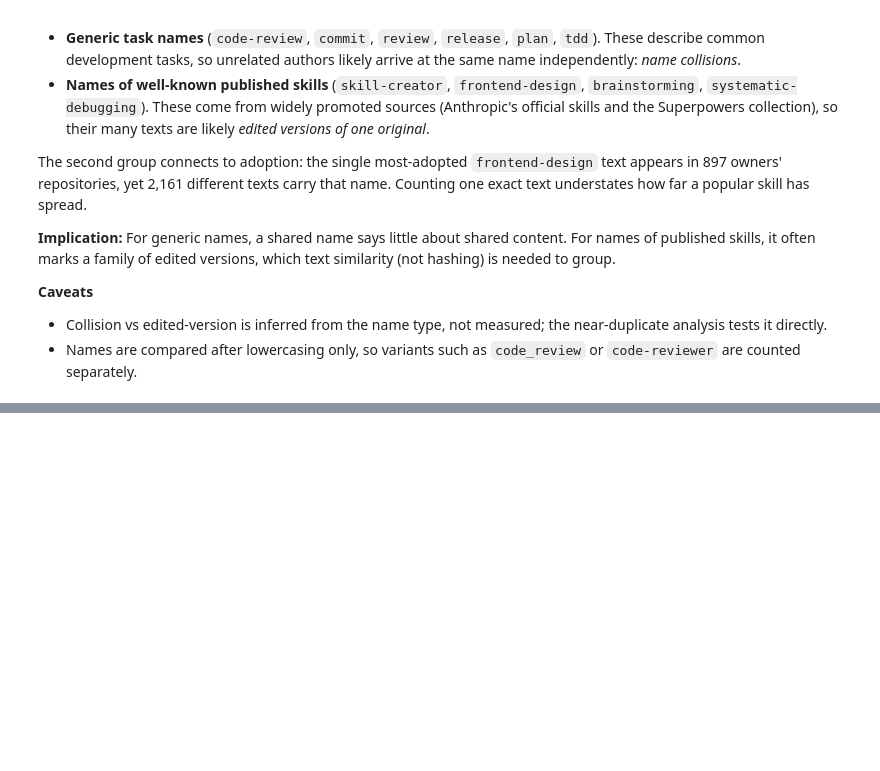
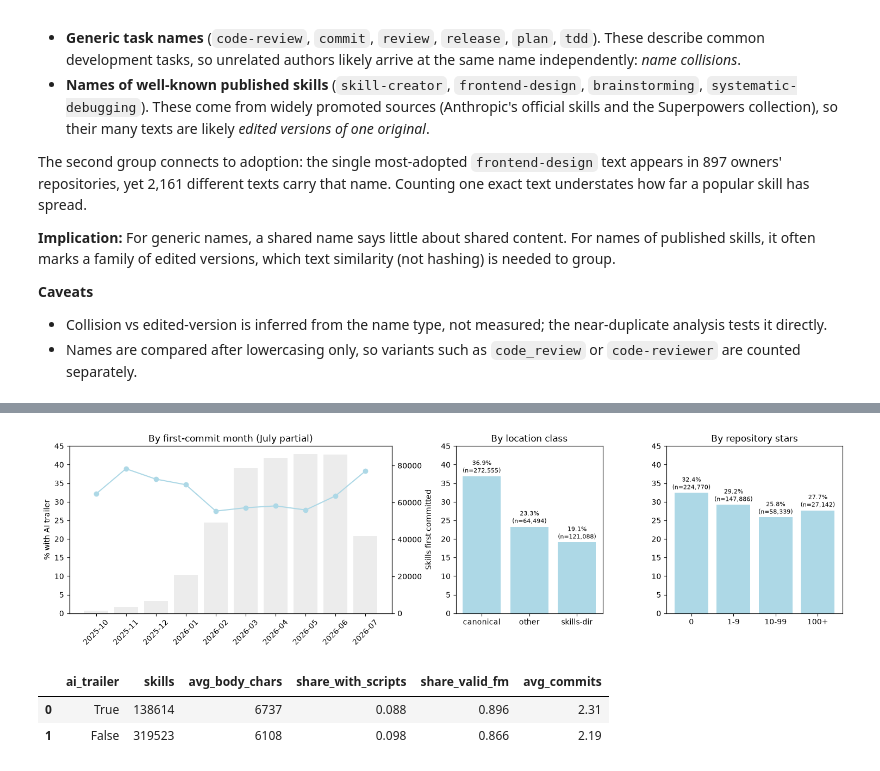
Before and after one commit to TJ690/SWE-Group-Project--Project-3, a Jupyter notebook: src/notebooks/EDA.ipynb, the cells around one changed output, grey strips where cells are left out. Saved outputs shown, nothing was run; the diff lists cells and outputs as text; code cells hidden in the pictures; blank space fills up the shorter version.

Commit message:
Updated EDA process pipeline and sl content used.

```diff
--- a/src/notebooks/EDA.ipynb
+++ b/src/notebooks/EDA.ipynb
@@ -290,0 +714,52 @@ versions, which text similarity (not hashing) is needed to group.
+# %%
+fig, axes = plt.subplots(1, 3, figsize=(15, 4.2), gridspec_kw={"width_ratios": [2.2, 1, 1.2]})
+
+# 1. Month: format era only, drop tiny early groups
+m = ai_share[(ai_share.dim == "month") & (ai_share.value >= "2025-10")].sort_values("value")
+ax = axes[0]
+ax.plot(m.value, m.pct_ai, marker="o", color="lightblue")
+ax2 = ax.twinx()
+ax2.bar(m.value, m.skills, alpha=.15, color="GREY")
+ax2.set_ylabel("Skills first committed"); ax2.grid(False)
+ax.set_zorder(ax2.get_zorder() + 1); ax.patch.set_visible(False)
+ax.set_ylim(0, 45); ax.set_ylabel("% with AI trailer")
+ax.set_title("By first-commit month (July partial)")
+ax.tick_params(axis="x", rotation=45)
+
+# 2. Location class
+loc = ai_share[ai_share.dim == "location"].sort_values("pct_ai", ascending=False)
+axes[1].bar(loc.value, loc.pct_ai, color="lightblue")
+axes[1].set_title("By location class"); axes[1].set_ylim(0, 45)
+
+# 3. Star tier
+order = ["0", "1-9", "10-99", "100+"]
+st = ai_share[ai_share.dim == "stars"].set_index("value").loc[order]
+axes[2].bar(st.index, st.pct_ai, color="lightblue")
+axes[2].set_title("By repository stars"); axes[2].set_ylim(0, 45)
+
+for ax, df in [(axes[1], loc), (axes[2], st.reset_index())]:
+    for i, (p, n) in enumerate(zip(df.pct_ai, df.skills)):
+        ax.text(i, p + 1, f"{p:.1f}%\n(n={n:,})", ha="center", fontsize=8)
+
+plt.tight_layout(); plt.show()
+# %% [output]
+[figure, added]
+# %%
+ai_trailer_skills_content = con.execute(f"""
+SELECT (lower(first_commit_message) LIKE '%co-authored-by:%claude%'
+     OR lower(first_commit_message) LIKE '%co-authored-by:%cursor%'
+     OR lower(first_commit_message) LIKE '%co-authored-by:%copilot%'
+     OR lower(first_commit_message) LIKE '%co-authored-by:%codex%') AS ai_trailer,
+       COUNT(*)                       AS skills,
+       CAST(AVG(body_chars) AS INT)   AS avg_body_chars,
+       ROUND(AVG(has_scripts), 3)     AS share_with_scripts,
+       ROUND(AVG(frontmatter_valid), 3) AS share_valid_fm,
+       ROUND(AVG(commit_count), 2)    AS avg_commits
+FROM read_parquet('{artifacts_path}') WHERE dedup_primary = 1 AND history_fetched = 1
+GROUP BY ai_trailer;
+""").df()
+ai_trailer_skills_content
+# %% [output]
+|  | ai_trailer | skills | avg_body_chars | share_with_scripts | share_valid_fm | avg_commits |
+| 0 | True | 138614 | 6737 | 0.088 | 0.896 | 2.31 |
+| 1 | False | 319523 | 6108 | 0.098 | 0.866 | 2.19 |
```
Also changed, not shown: parts of 41 cells of this notebook, 4 other files.
